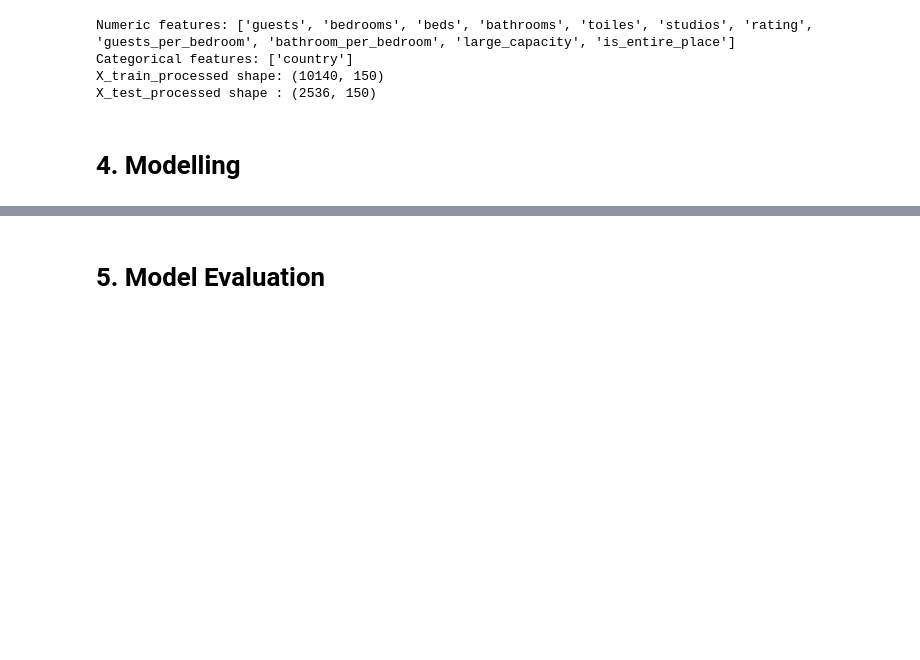
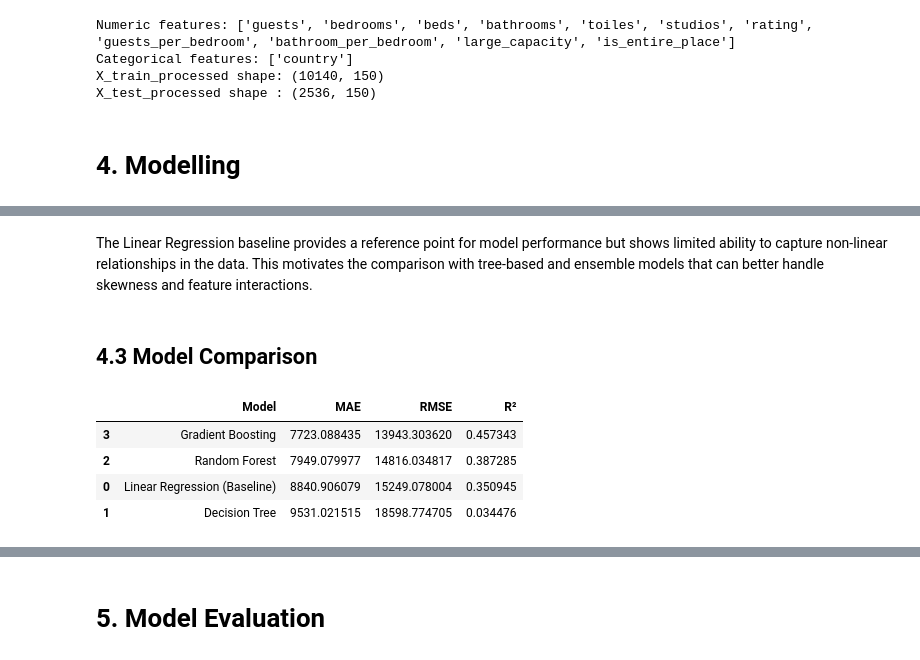
Before and after one commit to user2422224/OngTzeEnn_2404751F, a Jupyter notebook: AirbnbML.ipynb, the cells around one changed output, grey strips where cells are left out. Drawn from its saved outputs; the diff is of its cells as text; code cells hidden in the pictures; blank space fills up the shorter version.

```diff
--- a/AirbnbML.ipynb
+++ b/AirbnbML.ipynb
@@ -622,0 +681,56 @@ X_test_processed shape : (2536, 150)
+# %% [markdown]
+The Linear Regression baseline provides a reference point for model performance but shows limited ability to capture non-linear relationships in the data. This motivates the comparison with tree-based and ensemble models that can better handle skewness and feature interactions.
+# %% [markdown]
+## 4.3 Model Comparison
+# %%
+# 4.3 Model Comparison using Same Split & Same Pipeline
+
+import pandas as pd
+import numpy as np
+
+from sklearn.pipeline import Pipeline
+from sklearn.metrics import mean_absolute_error, mean_squared_error, r2_score
+
+from sklearn.linear_model import LinearRegression
+from sklearn.tree import DecisionTreeRegressor
+from sklearn.ensemble import RandomForestRegressor, GradientBoostingRegressor
+
+def eval_regression(y_true, y_pred):
+    mae = mean_absolute_error(y_true, y_pred)
+    rmse = np.sqrt(mean_squared_error(y_true, y_pred))
+    r2 = r2_score(y_true, y_pred)
+    return mae, rmse, r2
+
+RANDOM_STATE = 42
+
+models = {
+    "Linear Regression (Baseline)": LinearRegression(),
+    "Decision Tree": DecisionTreeRegressor(random_state=RANDOM_STATE),
+    "Random Forest": RandomForestRegressor(
+        n_estimators=200, random_state=RANDOM_STATE, n_jobs=-1
+    ),
+    "Gradient Boosting": GradientBoostingRegressor(random_state=RANDOM_STATE),
+}
+
+results = []
+
+for name, model in models.items():
+    pipe = Pipeline(steps=[
+        ("preprocess", preprocess),
+        ("model", model)
+    ])
+
+    pipe.fit(X_train, y_train)
+    preds = pipe.predict(X_test)
+
+    mae, rmse, r2 = eval_regression(y_test, preds)
+    results.append([name, mae, rmse, r2])
+
+results_df = pd.DataFrame(results, columns=["Model", "MAE", "RMSE", "R²"]).sort_values("MAE")
+results_df
+# %% [output]
+|  | Model | MAE | RMSE | R² |
+| 3 | Gradient Boosting | 7723.088435 | 13943.303620 | 0.457343 |
+| 2 | Random Forest | 7949.079977 | 14816.034817 | 0.387285 |
+| 0 | Linear Regression (Baseline) | 8840.906079 | 15249.078004 | 0.350945 |
+| 1 | Decision Tree | 9531.021515 | 18598.774705 | 0.034476 |
```
Also changed, not shown: parts of 24 cells of this notebook.
